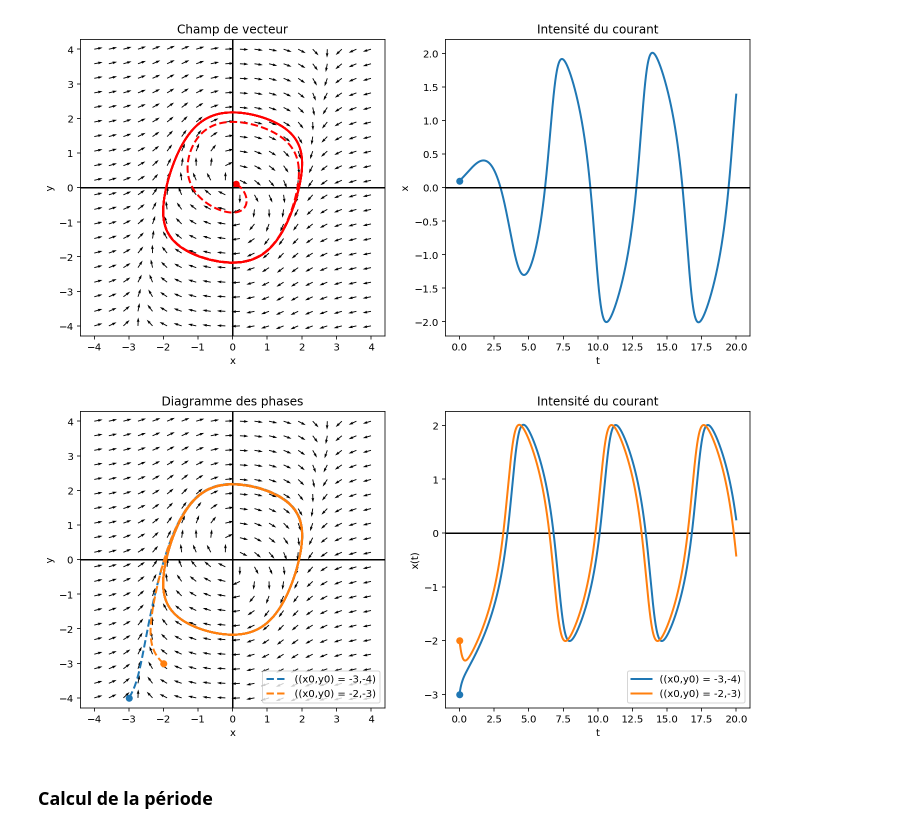
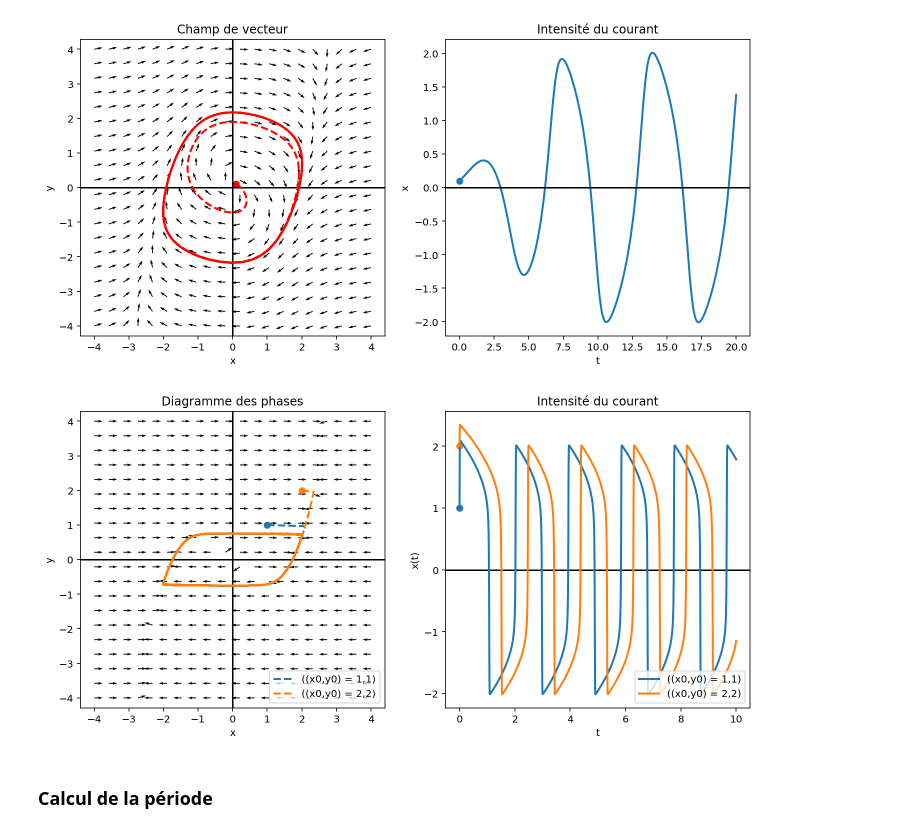
Before and after one commit to clementgilli/heartbeat-model, a Jupyter notebook: worksheet.ipynb, the cells around one changed output. Drawn from its saved outputs; the diff is of its cells as text; code cells hidden in the pictures.

```diff
--- a/worksheet.ipynb
+++ b/worksheet.ipynb
@@ -42,10 +42,10 @@ for xy in xy0:
 [figure]
 [figure]
 # %%
-xy0 = [(-3,-4),(-2,-3)]
-trace_courbes2(xy0,1,20)
+xy0 = [(1,1),(2,2)]
+trace_courbes2(xy0,100,10)
 # %% [output]
-[figure, old version]
+[figure, new version]
 # %% [markdown]
 ### Calcul de la période
 # %%
```
Also changed, not shown: 3 other files.
